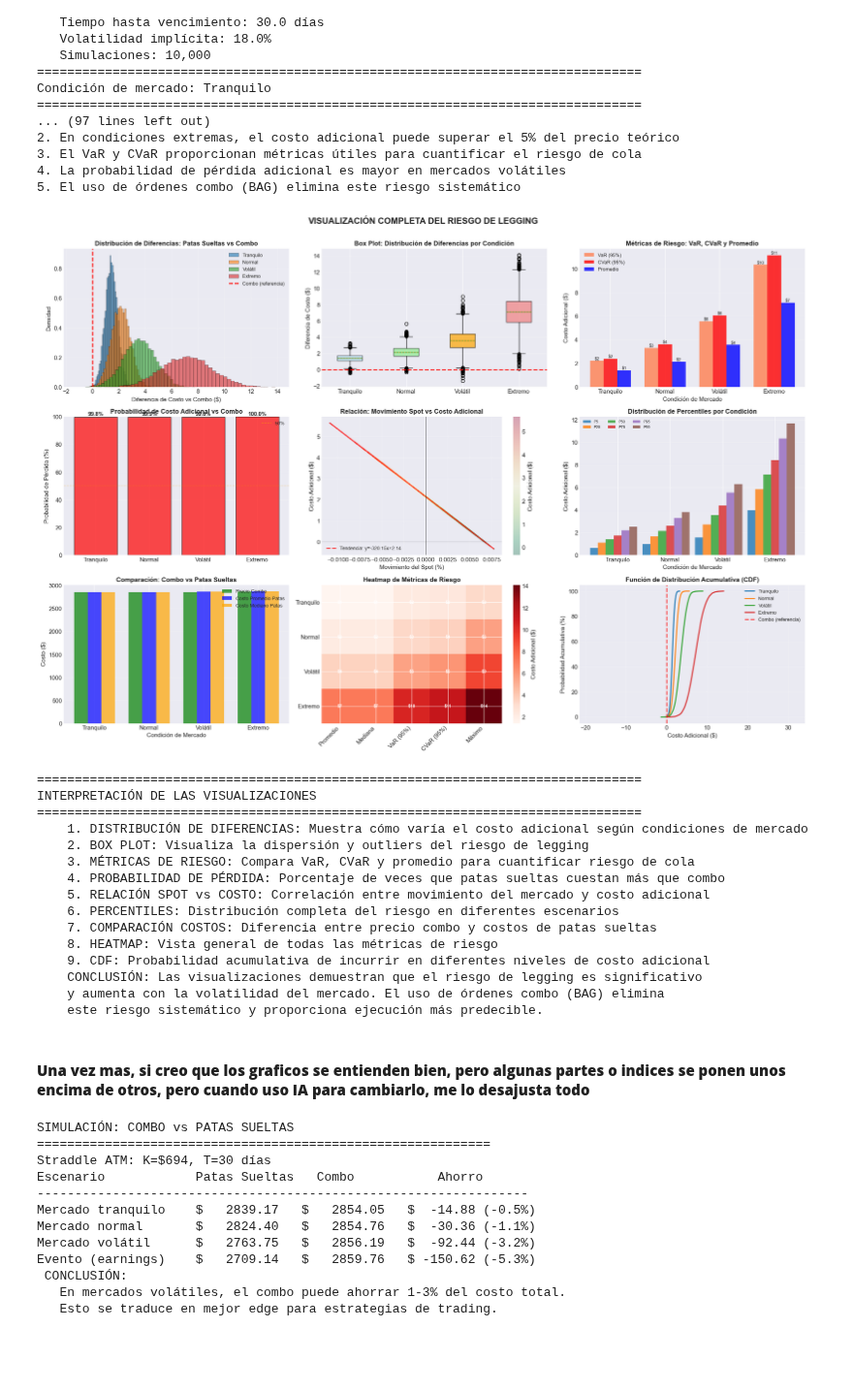
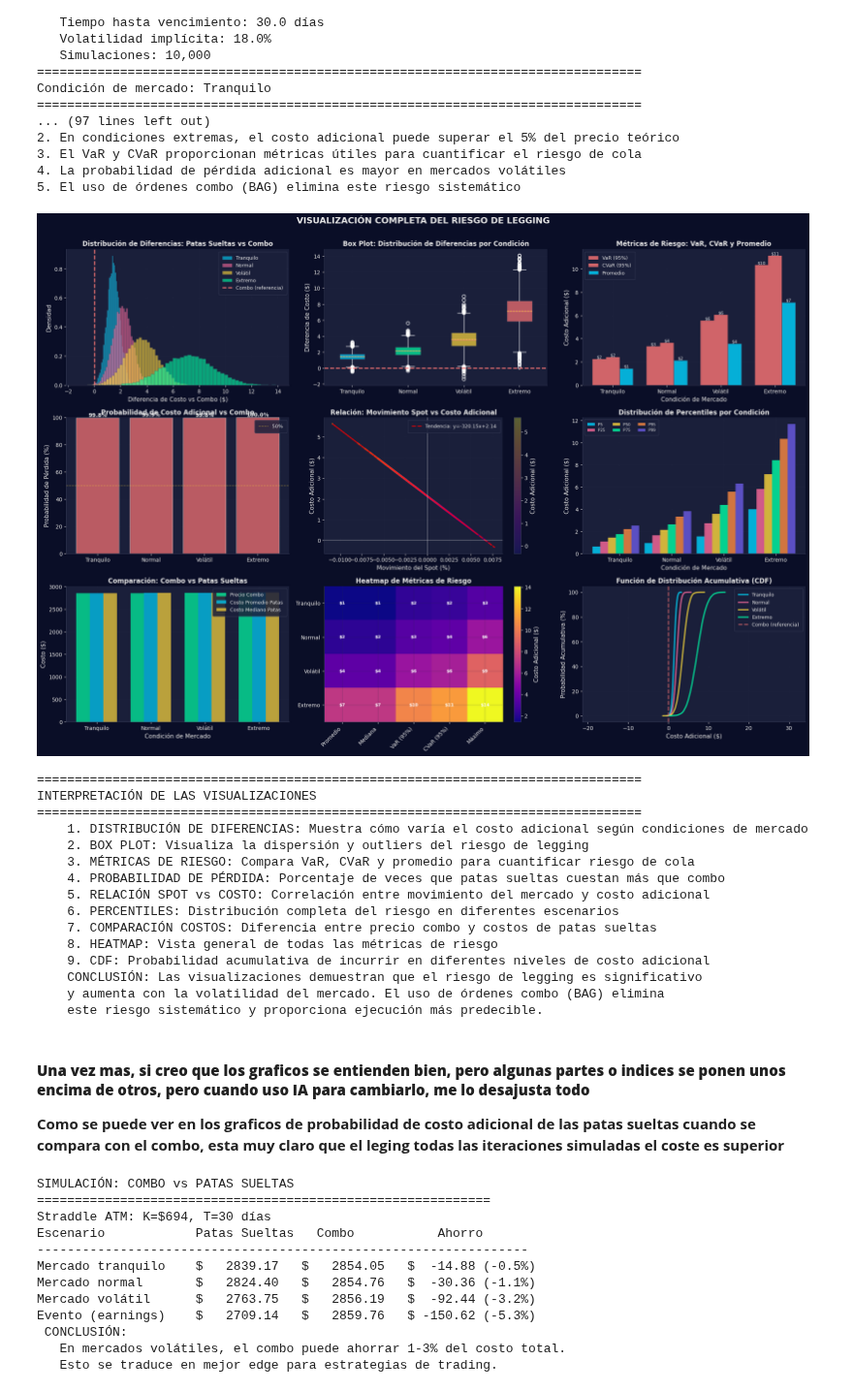
Before and after one commit to ALBERELVIS/Options_Using_Python, a Jupyter notebook: Taller_Derivados_Albert_Martin.ipynb, the cells around one changed output. Shown at 97% size. Saved outputs shown, nothing was run; the diff lists cells and outputs as text; code cells hidden in the pictures; blank space fills up the shorter version.

```diff
--- a/Taller_Derivados_Albert_Martin.ipynb
+++ b/Taller_Derivados_Albert_Martin.ipynb
@@ -951,7 +1048,8 @@ fig, axes = plt.subplots(1, 2, figsize=(14, 5))
 
 # Gráfico 1: Smiles individuales por vencimiento
 ax1 = axes[0]
-colores = plt.cm.viridis(np.linspace(0, 1, len(venc_seleccionados)))
+# Usar colormap plasma para dark mode premium (más elegante que viridis)
+colores = plt.cm.plasma(np.linspace(0.2, 0.9, len(venc_seleccionados)))
 
 for T_val, color in zip(venc_seleccionados, colores):
     df_venc = df_superficie[df_superficie['T'] == T_val].sort_values('strike')
@@ -959,7 +1057,7 @@ for T_val, color in zip(venc_seleccionados, colores):
     ax1.plot(df_venc['strike'], df_venc['iv'], 'o-',
              color=color, label=f'{dias} días', linewidth=2, markersize=4)
 
-ax1.axvline(x=spot, color='red', linestyle='--', linewidth=2, label=f'Spot ${spot:.0f}')
+ax1.axvline(x=spot, color=COLORS_PREMIUM['coral'], linestyle='--', linewidth=2, label=f'Spot ${spot:.0f}')
 ax1.set_xlabel('Strike ($)', fontsize=12)
 ax1.set_ylabel('Volatilidad Implícita (%)', fontsize=12)
 ax1.set_title('Smile de Volatilidad por Vencimiento', fontsize=14)
@@ -972,15 +1070,15 @@ T_cercano = vencimientos_unicos[0]
 df_cercano = df_superficie[df_superficie['T'] == T_cercano].sort_values('strike')
 dias_cercano = int(T_cercano * 365)
 
-# Colorear por moneyness
-colores_moneyness = ['green' if s < spot else 'red' if s > spot else 'blue'
+# Colorear por moneyness con colores premium
+colores_moneyness = [COLORS_PREMIUM['success'] if s < spot else COLORS_PREMIUM['coral'] if s > spot else COLORS_PREMIUM['primary']
                       for s in df_cercano['strike']]
 
 ax2.scatter(df_cercano['strike'], df_cercano['iv'],
-            c=colores_moneyness, s=100, alpha=0.7, edgecolors='black')
-ax2.plot(df_cercano['strike'], df_cercano['iv'], 'k-', alpha=0.3)
+            c=colores_moneyness, s=100, alpha=0.7, edgecolors=COLOR_EDGE)
+ax2.plot(df_cercano['strike'], df_cercano['iv'], color=COLOR_GRID, alpha=0.3, linewidth=1.5)
 
-ax2.axvline(x=spot, color='blue', linestyle='--', linewidth=2, label=f'ATM ${spot:.0f}')
+ax2.axvline(x=spot, color=COLORS_PREMIUM['primary'], linestyle='--', linewidth=2, label=f'ATM ${spot:.0f}')
 ax2.set_xlabel('Strike ($)', fontsize=12)
 ax2.set_ylabel('Volatilidad Implícita (%)', fontsize=12)
 ax2.set_title(f'Smile Detallado - Vencimiento {dias_cercano} días\n(Verde=ITM Calls/OTM Puts, Rojo=OTM Calls/ITM Puts)', fontsize=12)
@@ -3455,8 +3557,13 @@ if 'resultados_analisis' not in locals() or not resultados_analisis:
     print("⚠️  Ejecuta primero la celda de análisis cuantitativo")
 else:
     # Configurar estilo
-    plt.style.use('seaborn-v0_8-darkgrid')
+    # El estilo dark premium ya está configurado globalmente
     fig = plt.figure(figsize=(20, 14))
+
+    # Colores premium para cada condición
+    colors_conditions = [COLORS_PREMIUM['primary'], COLORS_PREMIUM['success'],
+                        COLORS_PREMIUM['warning'], COLORS_PREMIUM['info']]
+
 
     # ===== GRÁFICO 1: Distribución de diferencias (Histograma) =====
     ax1 = plt.subplot(3, 3, 1)
@@ -3464,9 +3571,9 @@ else:
     for i, (condicion, stats) in enumerate(resultados_analisis.items()):
         diferencias = stats['simulaciones']['diferencias_vs_combo']
         ax1.hist(diferencias, bins=50, alpha=0.6, label=condicion,
-                density=True, edgecolor='black', linewidth=0.5)
+                density=True, edgecolor=COLOR_EDGE, linewidth=0.5)
 
-    ax1.axvline(x=0, color='red', linestyle='--', linewidth=2, label='Combo (referencia)')
+    ax1.axvline(x=0, color=COLORS_PREMIUM['coral'], linestyle='--', linewidth=2, label='Combo (referencia)')
     ax1.set_xlabel('Diferencia de Costo vs Combo ($)', fontsize=11)
     ax1.set_ylabel('Densidad', fontsize=11)
     ax1.set_title('Distribución de Diferencias: Patas Sueltas vs Combo', fontsize=12, fontweight='bold')
@@ -3483,12 +3590,13 @@ else:
                      showmeans=True, meanline=True)
 
     # Colorear las cajas
-    colors_box = ['lightblue', 'lightgreen', 'orange', 'lightcoral']
+    colors_box = [COLORS_PREMIUM['primary'], COLORS_PREMIUM['success'], COLORS_PREMIUM['accent'], COLORS_PREMIUM['coral']]
     for patch, color in zip(bp['boxes'], colors_box):
         patch.set_facecolor(color)
+        patch.set_edgecolor(COLOR_EDGE)
         patch.set_alpha(0.7)
 
-    ax2.axhline(y=0, color='red', linestyle='--', linewidth=2)
+    ax2.axhline(y=0, color=COLORS_PREMIUM['coral'], linestyle='--', linewidth=2)
     ax2.set_ylabel('Diferencia de Costo ($)', fontsize=11)
     ax2.set_title('Box Plot: Distribución de Diferencias por Condición', fontsize=12, fontweight='bold')
     ax2.grid(True, alpha=0.3, axis='y')
@@ -3504,9 +3612,9 @@ else:
     x = np.arange(len(condiciones))
     width = 0.25
 
-    bars1 = ax3.bar(x - width, var_95, width, label='VaR (95%)', color='coral', alpha=0.8)
-    bars2 = ax3.bar(x, cvar_95, width, label='CVaR (95%)', color='red', alpha=0.8)
-    bars3 = ax3.bar(x + width, diferencia_promedio, width, label='Promedio', color='blue', alpha=0.8)
+    bars1 = ax3.bar(x - width, var_95, width, label='VaR (95%)', color=COLORS_PREMIUM['coral'], alpha=0.8)
+    bars2 = ax3.bar(x, cvar_95, width, label='CVaR (95%)', color=COLORS_PREMIUM['coral'], alpha=0.8)
+    bars3 = ax3.bar(x + width, diferencia_promedio, width, label='Promedio', color=COLORS_PREMIUM['primary'], alpha=0.8, edgecolor=COLOR_EDGE)
 
     ax3.set_xlabel('Condición de Mercado', fontsize=11)
     ax3.set_ylabel('Costo Adicional ($)', fontsize=11)
@@ -3515,7 +3623,7 @@ else:
     ax3.set_xticklabels(condiciones)
     ax3.legend(fontsize=9)
     ax3.grid(True, alpha=0.3, axis='y')
-    ax3.axhline(y=0, color='black', linestyle='-', linewidth=0.5)
+    ax3.axhline(y=0, color=COLOR_TEXT, linestyle='-', linewidth=0.5)
 
     # Añadir valores en las barras
     for bars in [bars1, bars2, bars3]:
@@ -3529,13 +3637,13 @@ else:
     ax4 = plt.subplot(3, 3, 4)
 
     prob_perdida = [stats['probabilidad_perdida'] for stats in resultados_analisis.values()]
-    colors_prob = ['green' if p < 50 else 'orange' if p < 70 else 'red' for p in prob_perdida]
+    colors_prob = [COLORS_PREMIUM['success'] if p < 50 else COLORS_PREMIUM['accent'] if p < 70 else COLORS_PREMIUM['coral'] for p in prob_perdida]
 
-    bars = ax4.bar(condiciones, prob_perdida, color=colors_prob, alpha=0.7, edgecolor='black')
+    bars = ax4.bar(condiciones, prob_perdida, color=colors_prob, alpha=0.7, edgecolor=COLOR_TEXT)
     ax4.set_ylabel('Probabilidad de Pérdida (%)', fontsize=11)
     ax4.set_title('Probabilidad de Costo Adicional vs Combo', fontsize=12, fontweight='bold')
     ax4.set_ylim(0, 100)
-    ax4.axhline(y=50, color='orange', linestyle='--', linewidth=1, alpha=0.5, label='50%')
+    ax4.axhline(y=50, color=COLORS_PREMIUM['accent'], linestyle='--', linewidth=1, alpha=0.5, label='50%')
     ax4.grid(True, alpha=0.3, axis='y')
     ax4.legend(fontsize=9)
 
@@ -3554,7 +3662,7 @@ else:
     diferencias = stats_normal['simulaciones']['diferencias_vs_combo']
 
     scatter = ax5.scatter(movimientos, diferencias, alpha=0.3, s=10, c=diferencias,
-                         cmap='RdYlGn_r', edgecolors='none')
+                         cmap='plasma', edgecolors='none')
 
     # Línea de tendencia
     z = np.polyfit(movimientos, diferencias, 1)
@@ -3565,8 +3673,8 @@ else:
     ax5.set_xlabel('Movimiento del Spot (%)', fontsize=11)
     ax5.set_ylabel('Costo Adicional ($)', fontsize=11)
     ax5.set_title('Relación: Movimiento Spot vs Costo Adicional', fontsize=12, fontweight='bold')
-    ax5.axhline(y=0, color='black', linestyle='-', linewidth=0.5)
-    ax5.axvline(x=0, color='black', linestyle='-', linewidth=0.5)
+    ax5.axhline(y=0, color=COLOR_TEXT, linestyle='-', linewidth=0.5)
+    ax5.axvline(x=0, color=COLOR_TEXT, linestyle='-', linewidth=0.5)
     ax5.legend(fontsize=9)
     ax5.grid(True, alpha=0.3)
     plt.colorbar(scatter, ax=ax5, label='Costo Adicional ($)')
@@ -3604,7 +3712,7 @@ else:
     ax6.set_xticklabels(condiciones)
     ax6.legend(fontsize=7, ncol=3)
     ax6.grid(True, alpha=0.3, axis='y')
-    ax6.axhline(y=0, color='black', linestyle='-', linewidth=0.5)
+    ax6.axhline(y=0, color=COLOR_TEXT, linestyle='-', linewidth=0.5)
 
     # ===== GRÁFICO 7: Comparación Costo Promedio vs Mediano =====
     ax7 = plt.subplot(3, 3, 7)
@@ -3616,9 +3724,9 @@ else:
     x = np.arange(len(condiciones))
     width = 0.25
 
-    bars1 = ax7.bar(x - width, precio_combo, width, label='Precio Combo', color='green', alpha=0.7)
-    bars2 = ax7.bar(x, costo_promedio, width, label='Costo Promedio Patas', color='blue', alpha=0.7)
-    bars3 = ax7.bar(x + width, costo_mediano, width, label='Costo Mediano Patas', color='orange', alpha=0.7)
+    bars1 = ax7.bar(x - width, precio_combo, width, label='Precio Combo', color=COLORS_PREMIUM['success'], alpha=0.7)
+    bars2 = ax7.bar(x, costo_promedio, width, label='Costo Promedio Patas', color=COLORS_PREMIUM['primary'], alpha=0.7)
+    bars3 = ax7.bar(x + width, costo_mediano, width, label='Costo Mediano Patas', color=COLORS_PREMIUM['accent'], alpha=0.7)
 
     ax7.set_xlabel('Condición de Mercado', fontsize=11)
     ax7.set_ylabel('Costo ($)', fontsize=11)
@@ -3648,7 +3756,7 @@ else:
 
     matriz_riesgo = np.array(matriz_riesgo)
 
-    im = ax8.imshow(matriz_riesgo, cmap='Reds', aspect='auto')
+    im = ax8.imshow(matriz_riesgo, cmap='plasma', aspect='auto')
     ax8.set_xticks(np.arange(len(metricas)))
     ax8.set_yticks(np.arange(len(condiciones)))
     ax8.set_xticklabels(metricas, rotation=45, ha='right')
@@ -3672,7 +3780,7 @@ else:
 
         ax9.plot(diferencias, probabilidad, label=condicion, linewidth=2)
 
-    ax9.axvline(x=0, color='red', linestyle='--', linewidth=2, alpha=0.7, label='Combo (referencia)')
+    ax9.axvline(x=0, color=COLORS_PREMIUM['coral'], linestyle='--', linewidth=2, alpha=0.7, label='Combo (referencia)')
     ax9.set_xlabel('Costo Adicional ($)', fontsize=11)
     ax9.set_ylabel('Probabilidad Acumulativa (%)', fontsize=11)
     ax9.set_title('Función de Distribución Acumulativa (CDF)', fontsize=12, fontweight='bold')
@@ -3680,34 +3788,34 @@ else:
     ax9.grid(True, alpha=0.3)
     ax9.set_xlim(left=min([min(stats['simulaciones']['diferencias_vs_combo'])
                            for stats in resultados_analisis.values()]) - 20,
                 right=max([max(stats['simulaciones']['diferencias_vs_combo'])
                           for stats in resultados_analisis.values()]) + 20)
 
     plt.suptitle('VISUALIZACIÓN COMPLETA DEL RIESGO DE LEGGING',
                 fontsize=16, fontweight='bold', y=0.995)
     plt.tight_layout(rect=[0, 0, 1, 0.99])
     plt.show()
 
     print("\n" + "="*80)
     print("INTERPRETACIÓN DE LAS VISUALIZACIONES")
     print("="*80)
     print("""
     1. DISTRIBUCIÓN DE DIFERENCIAS: Muestra cómo varía el costo adicional según condiciones de mercado
     2. BOX PLOT: Visualiza la dispersión y outliers del riesgo de legging
     3. MÉTRICAS DE RIESGO: Compara VaR, CVaR y promedio para cuantificar riesgo de cola
     4. PROBABILIDAD DE PÉRDIDA: Porcentaje de veces que patas sueltas cuestan más que combo
     5. RELACIÓN SPOT vs COSTO: Correlación entre movimiento del mercado y costo adicional
     6. PERCENTILES: Distribución completa del riesgo en diferentes escenarios
     7. COMPARACIÓN COSTOS: Diferencia entre precio combo y costos de patas sueltas
     8. HEATMAP: Vista general de todas las métricas de riesgo
     9. CDF: Probabilidad acumulativa de incurrir en diferentes niveles de costo adicional
 
     CONCLUSIÓN: Las visualizaciones demuestran que el riesgo de legging es significativo
     y aumenta con la volatilidad del mercado. El uso de órdenes combo (BAG) elimina
     este riesgo sistemático y proporciona ejecución más predecible.
     """)
 # %% [output]
-[figure, old version]
+[figure, new version]
 ================================================================================
 INTERPRETACIÓN DE LAS VISUALIZACIONES
 ================================================================================
@@ -3725,6 +3833,8 @@ INTERPRETACIÓN DE LAS VISUALIZACIONES
     este riesgo sistemático y proporciona ejecución más predecible.
 # %% [markdown]
 #### **Una vez mas, si creo que los graficos se entienden bien, pero algunas partes o indices se ponen unos encima de otros, pero cuando uso IA para cambiarlo, me lo desajusta todo**
+
+**Como se puede ver en los graficos de probabilidad de costo adicional de las patas sueltas cuando se compara con el combo, esta muy claro que el leging todas las iteraciones simuladas el coste es superior**
 # %%
 # ============================================================
 # SIMULACIÓN: COMBO vs PATAS SUELTAS
```
Also changed, not shown: parts of 22 cells of this notebook.
